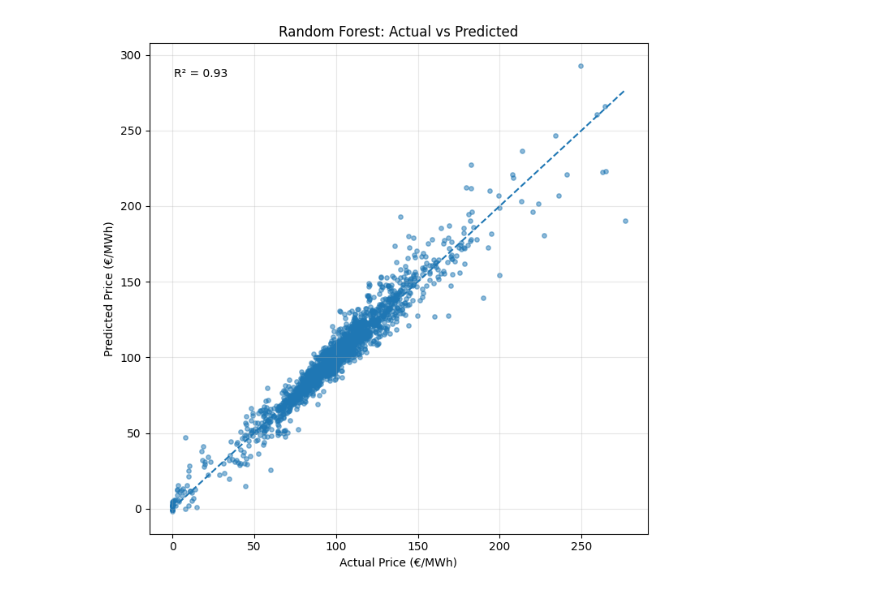
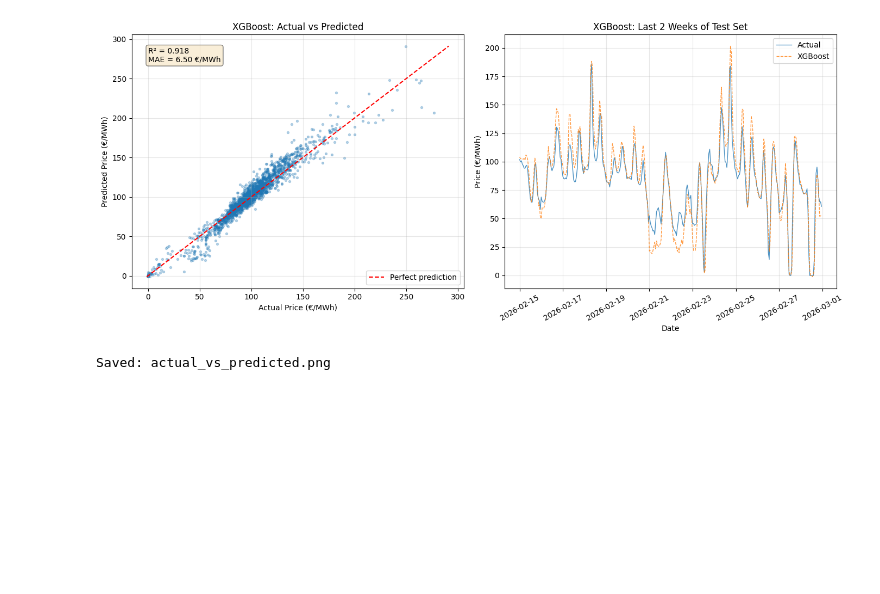
Before and after one commit to Parthrajsinh-Dabhi/German-Energy-Forecast, a Jupyter notebook: Notebooks/analysis.ipynb, the cells around one changed output. Cells and saved outputs as stored; diff of their text form; code cells hidden in the pictures; blank space fills up the shorter version.

```diff
--- a/Notebooks/analysis.ipynb
+++ b/Notebooks/analysis.ipynb
@@ -88,9 +161,10 @@ y_test = y.iloc[split_index:]
 # %%
-model = LinearRegression()
-model.fit(X_train, y_train)
-
-predictions = model.predict(X_test)
-
-print("Linear MAE:", mean_absolute_error(y_test, predictions))
-print("Linear R2:", r2_score(y_test, predictions))
+naive_predictions = X_test["price_lag_1"].values
+naive_mae = mean_absolute_error(y_test, naive_predictions)
+naive_r2  = r2_score(y_test, naive_predictions)
+print(f"\n{'='*45}")
+print(f"NAIVE BASELINE (predict = price_lag_1)")
+print(f"  MAE: {naive_mae:.3f} €/MWh")
+print(f"  R²:  {naive_r2:.4f}")
+print(f"{'='*45}")
 # %% [output]
@@ -168,27 +275,38 @@ print(results)
 # %%
-plt.figure(figsize=(7,7))
+fig, axes = plt.subplots(1, 2, figsize=(14, 6))
 
-plt.scatter(y_test, rf_predictions, alpha=0.5, s=15)
+# Scatter
+axes[0].scatter(y_test, xgb_preds, alpha=0.3, s=8)
+lims = [min(y_test.min(), xgb_preds.min()), max(y_test.max(), xgb_preds.max())]
+axes[0].plot(lims, lims, 'r--', linewidth=1.5, label="Perfect prediction")
+axes[0].set_xlabel("Actual Price (€/MWh)")
+axes[0].set_ylabel("Predicted Price (€/MWh)")
+axes[0].set_title("XGBoost: Actual vs Predicted")
+axes[0].text(0.05, 0.95,
+             f"R² = {r2_score(y_test, xgb_preds):.3f}\nMAE = {mean_absolute_error(y_test, xgb_preds):.2f} €/MWh",
+             transform=axes[0].transAxes, verticalalignment="top",
+             bbox=dict(boxstyle="round", facecolor="wheat", alpha=0.5))
+axes[0].legend()
+axes[0].grid(alpha=0.3)
 
-plt.plot([y_test.min(), y_test.max()],
-         [y_test.min(), y_test.max()],
-         linestyle='--')
+# Time series: last 2 weeks of test set for clarity
+n_show = min(336, len(y_test))  # 2 weeks of hourly data
+axes[1].plot(time_test.values[-n_show:], y_test.values[-n_show:],
+             label="Actual", alpha=0.8, linewidth=1)
+axes[1].plot(time_test.values[-n_show:], xgb_preds[-n_show:],
+             label="XGBoost", alpha=0.8, linewidth=1, linestyle="--")
+axes[1].set_xlabel("Date")
+axes[1].set_ylabel("Price (€/MWh)")
+axes[1].set_title("XGBoost: Last 2 Weeks of Test Set")
+axes[1].legend()
+axes[1].tick_params(axis="x", rotation=30)
+axes[1].grid(alpha=0.3)
 
-plt.xlabel("Actual Price (€/MWh)")
-plt.ylabel("Predicted Price (€/MWh)")
-plt.title("Random Forest: Actual vs Predicted")
-
-plt.text(0.05, 0.95,
-         f"R² = {r2_score(y_test, rf_predictions):.2f}",
-         transform=plt.gca().transAxes,
-         verticalalignment='top')
-
-plt.grid(alpha=0.3)
 plt.tight_layout()
-
-plt.savefig("actual_vs_predicted.png", dpi=300)
-
+plt.savefig("actual_vs_predicted.png", dpi=200, bbox_inches="tight")
 plt.show()
+print("Saved: actual_vs_predicted.png")
 # %% [output]
-[figure, old version]
+[figure, new version]
+Saved: actual_vs_predicted.png
 # %%
```
Also changed, not shown: parts of 15 cells of this notebook.
